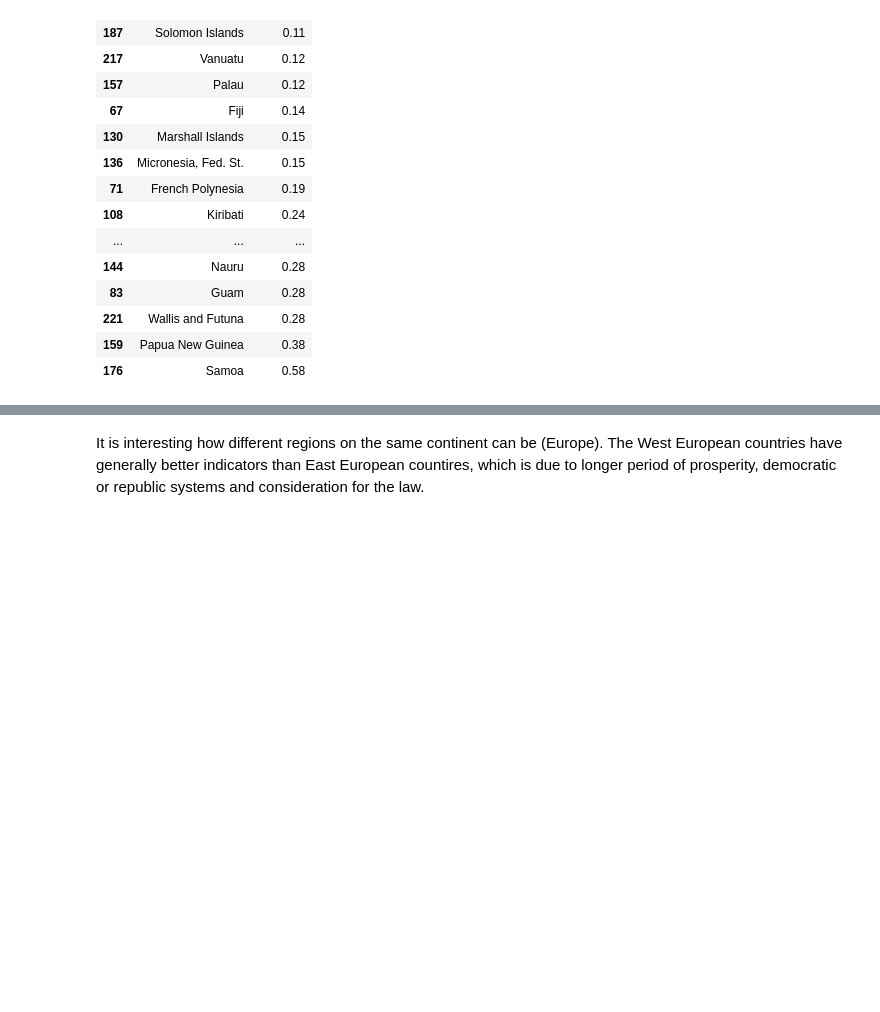
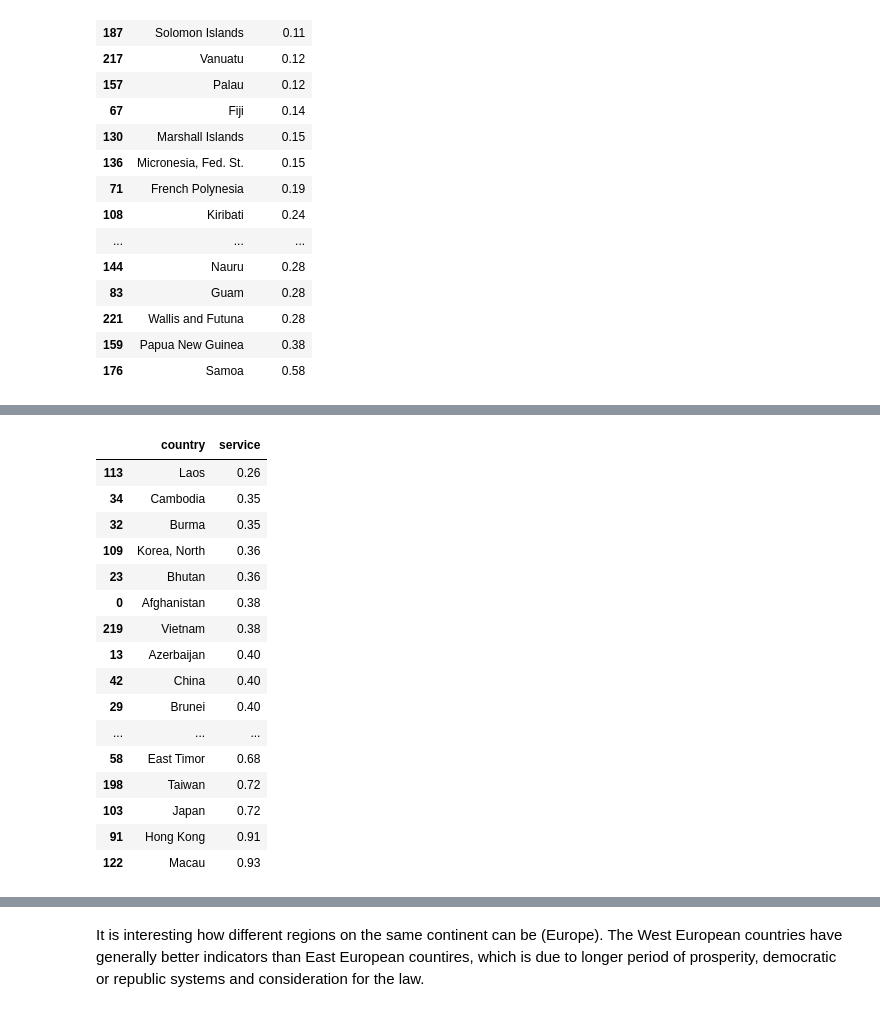
Before and after one commit to ksatola/Countries-of-the-World, a Jupyter notebook: workbook.ipynb, the cells around one changed output, grey strips where cells are left out. Drawn from its saved outputs; the diff is of its cells as text; code cells hidden in the pictures; blank space fills up the shorter version.

```diff
--- a/workbook.ipynb
+++ b/workbook.ipynb
@@ -1249,0 +1268,20 @@ To summarize... powtorzyc najwazniejsze z question 1
+# %%
+df[df['region2'] == 'Asia'][['country', 'service']].sort_values(by=['service'], ascending=True)
+# %% [output]
+|  | country | service |
+| 113 | Laos | 0.26 |
+| 34 | Cambodia | 0.35 |
+| 32 | Burma | 0.35 |
+| 109 | Korea, North | 0.36 |
+| 23 | Bhutan | 0.36 |
+| 0 | Afghanistan | 0.38 |
+| 219 | Vietnam | 0.38 |
+| 13 | Azerbaijan | 0.40 |
+| 42 | China | 0.40 |
+| 29 | Brunei | 0.40 |
+| ... | ... | ... |
+| 58 | East Timor | 0.68 |
+| 198 | Taiwan | 0.72 |
+| 103 | Japan | 0.72 |
+| 91 | Hong Kong | 0.91 |
+| 122 | Macau | 0.93 |
```
Also changed, not shown: parts of 16 cells of this notebook, 1 other file.
